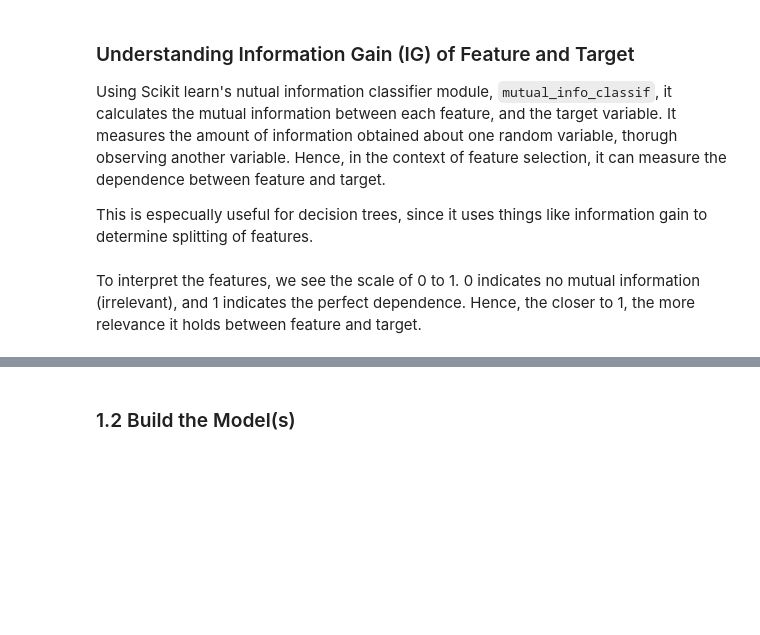
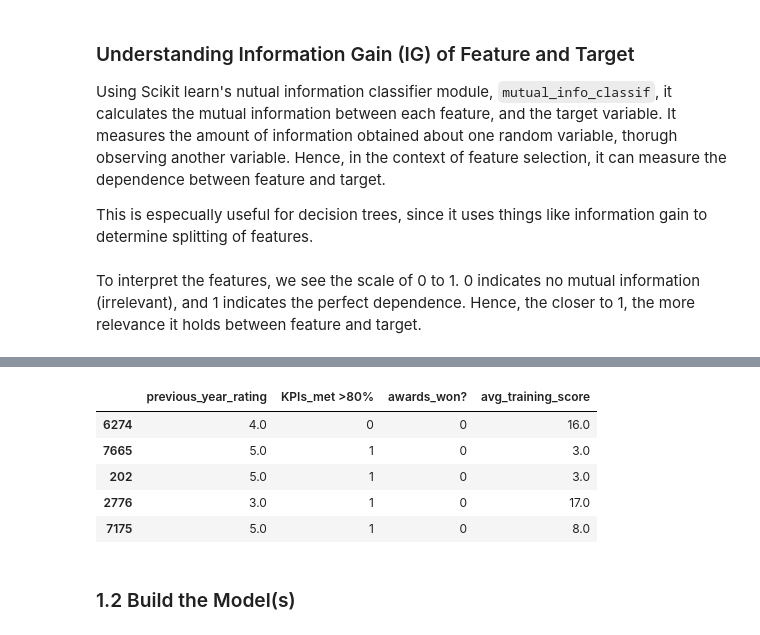
Before and after one commit to SamuelkohP04/Machine-Learning-with-HR-Analytics, a Jupyter notebook: ML_Assignment_2.ipynb, the cells around one changed output, grey strips where cells are left out. Saved outputs shown, nothing was run; the diff lists cells and outputs as text; code cells hidden in the pictures; blank space fills up the shorter version.

```diff
--- a/ML_Assignment_2.ipynb
+++ b/ML_Assignment_2.ipynb
@@ -133,3 +181,21 @@ To interpret the features, we see the scale of 0 to 1. 0 indicates no mutual inf
+# %%
+feature_columns = ['previous_year_rating',
+                   'KPIs_met >80%',
+                   'awards_won?',
+                   'avg_training_score']
+
+# Filter the DataFrame to keep only the selected features
+X_train = X_train[feature_columns]
+X_test = X_test[feature_columns]
+# %%
+X_train.head()
+# %% [output]
+|  | previous_year_rating | KPIs_met >80% | awards_won? | avg_training_score |
+| 6274 | 4.0 | 0 | 0 | 16.0 |
+| 7665 | 5.0 | 1 | 0 | 3.0 |
+| 202 | 5.0 | 1 | 0 | 3.0 |
+| 2776 | 3.0 | 1 | 0 | 17.0 |
+| 7175 | 5.0 | 1 | 0 | 8.0 |
 # %% [markdown]
 ### 1.2 Build the Model(s)
 # %%
```
Also changed, not shown: parts of 7 cells of this notebook.
